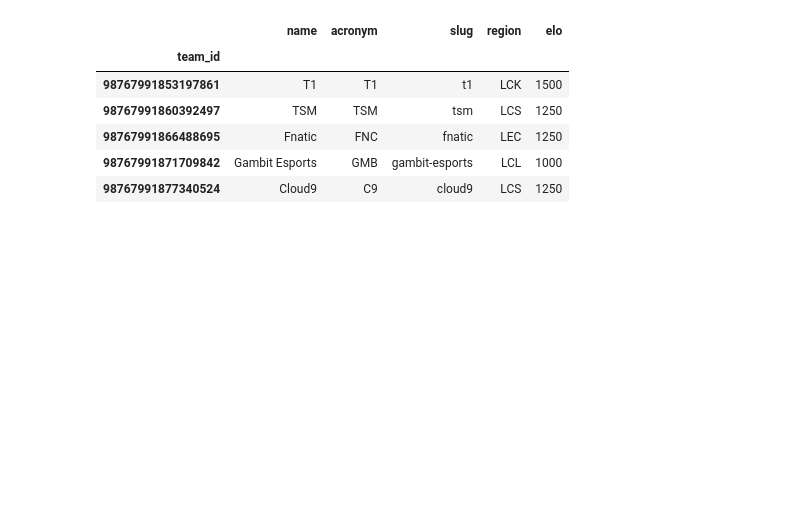
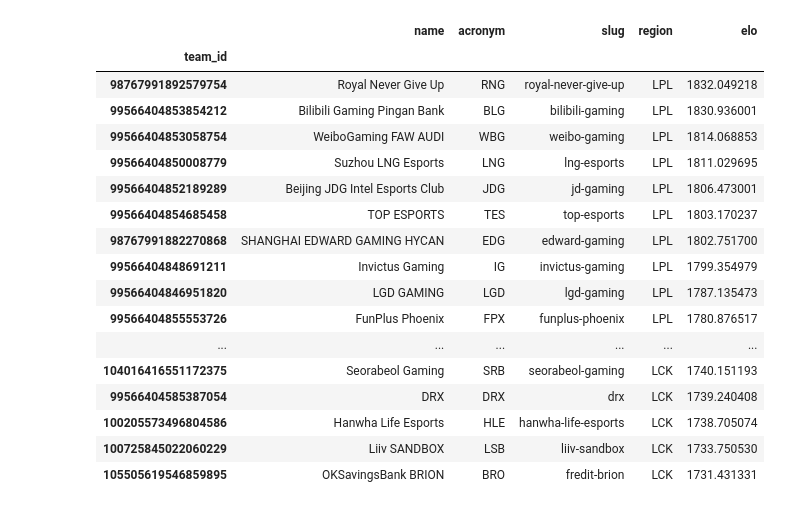
Before and after one commit to Exorcista23/lolpowerrankings, a Jupyter notebook: elo.ipynb, the cells around one changed output. Cells and saved outputs as stored; diff of their text form; code cells hidden in the pictures; blank space fills up the shorter version.

```diff
--- a/elo.ipynb
+++ b/elo.ipynb
@@ -131 +203,18 @@ mh_df = mh_df.drop_duplicates('platform_gameid').sort_values(by = 'event_time',
 teams = set(sorted(set(mh_df['blue_team_id'].values)) +  sorted(set(mh_df['red_team_id'].values)))
+# %%
+team_stats_df = pd.DataFrame(columns = ['teamid', 'matches', 'avg_gold_lead_14', 'avg_gold_14', 'avg_team_deaths_14', 'avg_team_dragons_14', 'avg_team_kills_14'])
+
+for team in teams:
+    team_match_df_blue = mh_df.loc[mh_df['blue_team_id'].astype(str) == f'{team}']
+    team_match_df_red = mh_df.loc[mh_df['red_team_id'].astype(str) == f'{team}']
+    matches = len(team_match_df_blue.index) + len(team_match_df_red.index)
+    if matches > 0:
+        team_stats_df = team_stats_df.append({'teamid' : str(team),
+                          'matches': matches,
+                          'avg_gold_lead_14': (team_match_df_blue['blue_team_gold_lead'].astype(float).sum() + team_match_df_red['red_team_gold_lead'].astype(float).sum()) / matches ,
+                          'avg_gold_14': (team_match_df_blue['blue_team_gold'].sum() + team_match_df_red['red_team_gold'].sum()) / matches,
+                          'avg_team_deaths_14': (team_match_df_blue['blue_team_deaths'].sum() + team_match_df_red['red_team_deaths'].sum()) / matches,
+                          'avg_team_dragons_14': (team_match_df_blue['blue_team_dragons'].sum() + team_match_df_red['red_team_dragons'].sum()) / matches,
+                          'avg_team_kills_14': (team_match_df_blue['blue_team_kills'].sum() + team_match_df_red['red_team_kills'].sum()) / matches,
+                          }, ignore_index = True)
+team_stats_df = team_stats_df.set_index('teamid')
@@ -161,11 +311,22 @@ elo_df = elo_df.drop_duplicates().sort_index()
-# %%
-elo_df.head()
-# %% [output]
-|  | name | acronym | slug | region | elo |
-| team_id |  |  |  |  |  |
-| 98767991853197861 | T1 | T1 | t1 | LCK | 1500 |
-| 98767991860392497 | TSM | TSM | tsm | LCS | 1250 |
-| 98767991866488695 | Fnatic | FNC | fnatic | LEC | 1250 |
-| 98767991871709842 | Gambit Esports | GMB | gambit-esports | LCL | 1000 |
-| 98767991877340524 | Cloud9 | C9 | cloud9 | LCS | 1250 |
+# %%
+elo_df.sort_values('elo', ascending=False).head(20)
+# %% [output]
+|  | name | acronym | slug | region | elo |
+| team_id |  |  |  |  |  |
+| 98767991892579754 | Royal Never Give Up | RNG | royal-never-give-up | LPL | 1832.049218 |
+| 99566404853854212 | Bilibili Gaming Pingan Bank | BLG | bilibili-gaming | LPL | 1830.936001 |
+| 99566404853058754 | WeiboGaming FAW AUDI | WBG | weibo-gaming | LPL | 1814.068853 |
+| 99566404850008779 | Suzhou LNG Esports | LNG | lng-esports | LPL | 1811.029695 |
+| 99566404852189289 | Beijing JDG Intel Esports Club | JDG | jd-gaming | LPL | 1806.473001 |
+| 99566404854685458 | TOP ESPORTS | TES | top-esports | LPL | 1803.170237 |
+| 98767991882270868 | SHANGHAI EDWARD GAMING HYCAN | EDG | edward-gaming | LPL | 1802.751700 |
+| 99566404848691211 | Invictus Gaming | IG | invictus-gaming | LPL | 1799.354979 |
+| 99566404846951820 | LGD GAMING | LGD | lgd-gaming | LPL | 1787.135473 |
+| 99566404855553726 | FunPlus Phoenix | FPX | funplus-phoenix | LPL | 1780.876517 |
+| ... | ... | ... | ... | ... | ... |
+| 104016416551172375 | Seorabeol Gaming | SRB | seorabeol-gaming | LCK | 1740.151193 |
+| 99566404585387054 | DRX | DRX | drx | LCK | 1739.240408 |
+| 100205573496804586 | Hanwha Life Esports | HLE | hanwha-life-esports | LCK | 1738.705074 |
+| 100725845022060229 | Liiv SANDBOX | LSB | liiv-sandbox | LCK | 1733.750530 |
+| 105505619546859895 | OKSavingsBank BRION | BRO | fredit-brion | LCK | 1731.431331 |
 # %%
```
Also changed, not shown: parts of 19 cells of this notebook, 4 other files.
